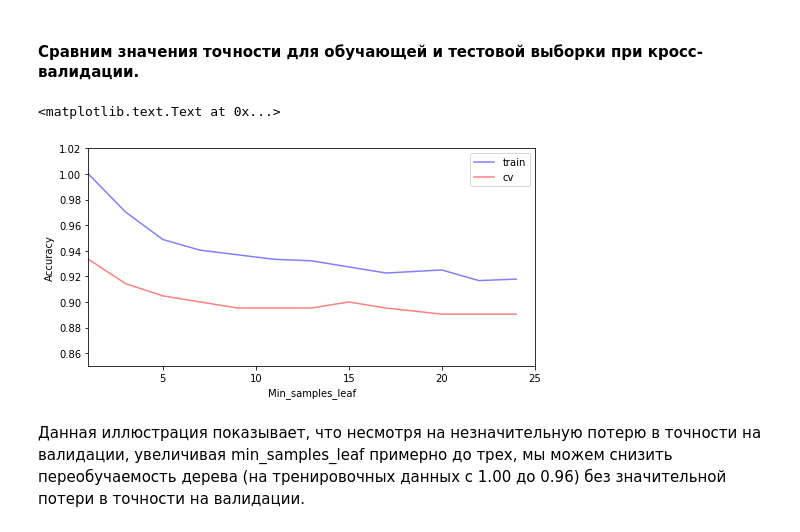
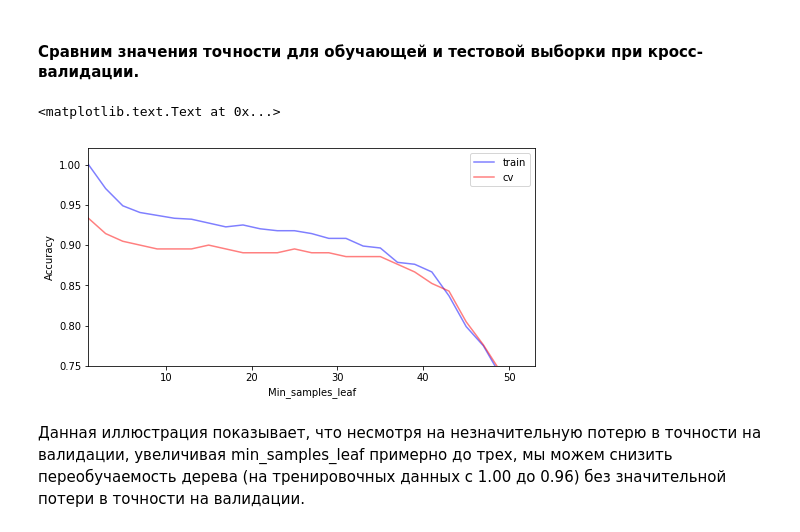
Before and after one commit to ademyanchuk/IntellSys, a Jupyter notebook: Lesson 1/Варианты/Вариант 8/Lab1.ipynb, the cells around one changed output. Drawn from its saved outputs; the diff is of its cells as text; code cells hidden in the pictures.

```diff
--- a/Lesson 1/Варианты/Вариант 8/Lab1.ipynb
+++ b/Lesson 1/Варианты/Вариант 8/Lab1.ipynb
@@ -346,3 +346,10 @@ Max_depth: 19, accuracy score: 0.9142857142857143
 [figure]
 # %% [markdown]
 Оптимальная глубина = 7
+# %%
+clf = DecisionTreeClassifier(criterion='entropy',
+                             max_depth=7,
+                             max_features=7,
+                             random_state=random_state)
+scores = cross_val_score(clf, X, y, cv=5)
+scores.mean()
@@ -392,3 +401,9 @@ scores.mean()
 # %%
 from sklearn.ensemble import RandomForestClassifier
 from sklearn.model_selection import StratifiedKFold, GridSearchCV
+# %%
+# настройки по умолчанию
+rfc = RandomForestClassifier(n_estimators=50,
+                             random_state=random_state)
+score = cross_val_score(rfc, X, y, cv=5, n_jobs=-1)
+score.mean()
@@ -468,7 +485,7 @@ train_acc = []
 test_acc = []
 temp_train_acc = []
 temp_test_acc = []
-min_samples_leaf_grid = [1, 3, 5, 7, 9, 11, 13, 15, 17, 20, 22, 24]
+min_samples_leaf_grid = range(1, 55, 2)
 
 # Обучаем на тренировочном датасете
 for min_samples_leaf in min_samples_leaf_grid:
@@ -489,15 +506,15 @@ train_acc, test_acc = np.asarray(train_acc), np.asarray(test_acc)
 # %%
 fig, ax = plt.subplots(figsize=(8,4))
 ax.plot(min_samples_leaf_grid, train_acc.mean(axis=1), alpha=0.5, color='blue', label='train')
 ax.plot(min_samples_leaf_grid, test_acc.mean(axis=1), alpha=0.5, color='red', label='cv')
 ax.legend(loc='best')
-ax.set_ylim([0.85,1.02])
-ax.set_xlim([1,25])
+ax.set_ylim([0.75,1.02])
+ax.set_xlim([1,53])
 ax.set_ylabel("Accuracy")
 ax.set_xlabel("Min_samples_leaf")
 # %% [output]
 <matplotlib.text.Text at 0x...>
-[figure, old version]
+[figure, new version]
 # %% [markdown]
 Данная иллюстрация показывает, что несмотря на незначительную потерю в точности на валидации, увеличивая min_samples_leaf примерно до трех, мы можем снизить переобучаемость дерева (на тренировочных данных с 1.00 до 0.96) без значительной потери в точности на валидации.
 # %% [markdown]
```
Also changed, not shown: parts of 43 cells of this notebook.
